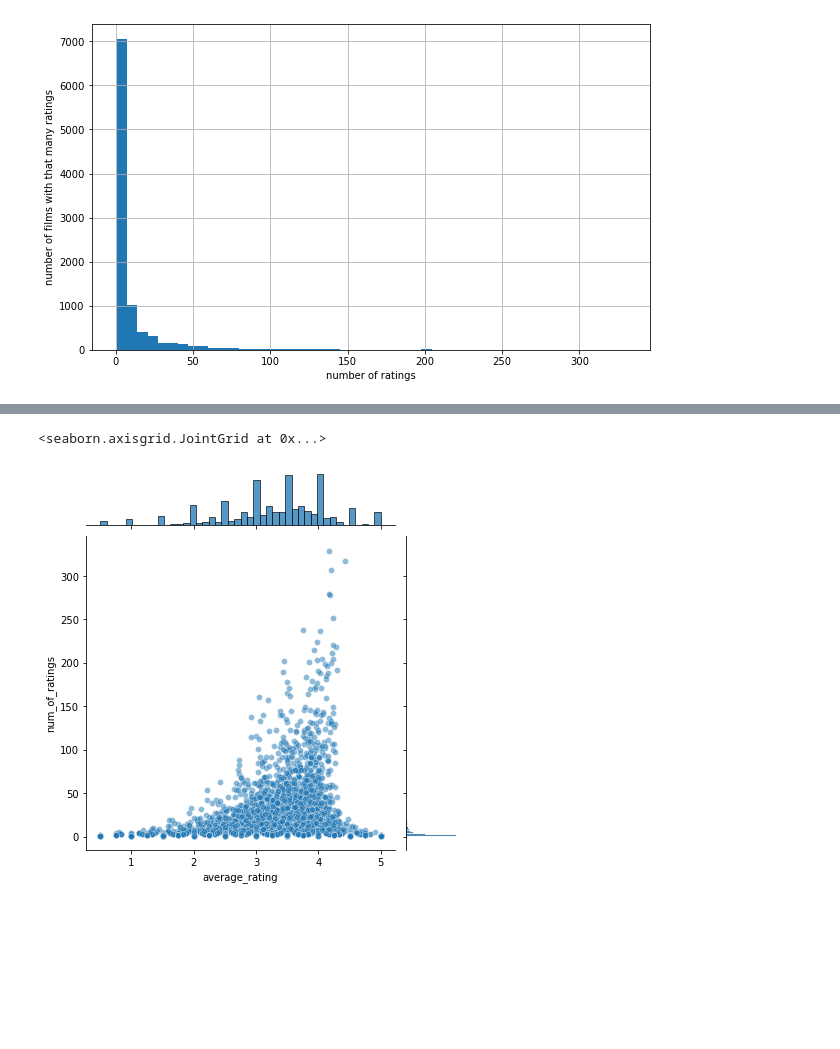
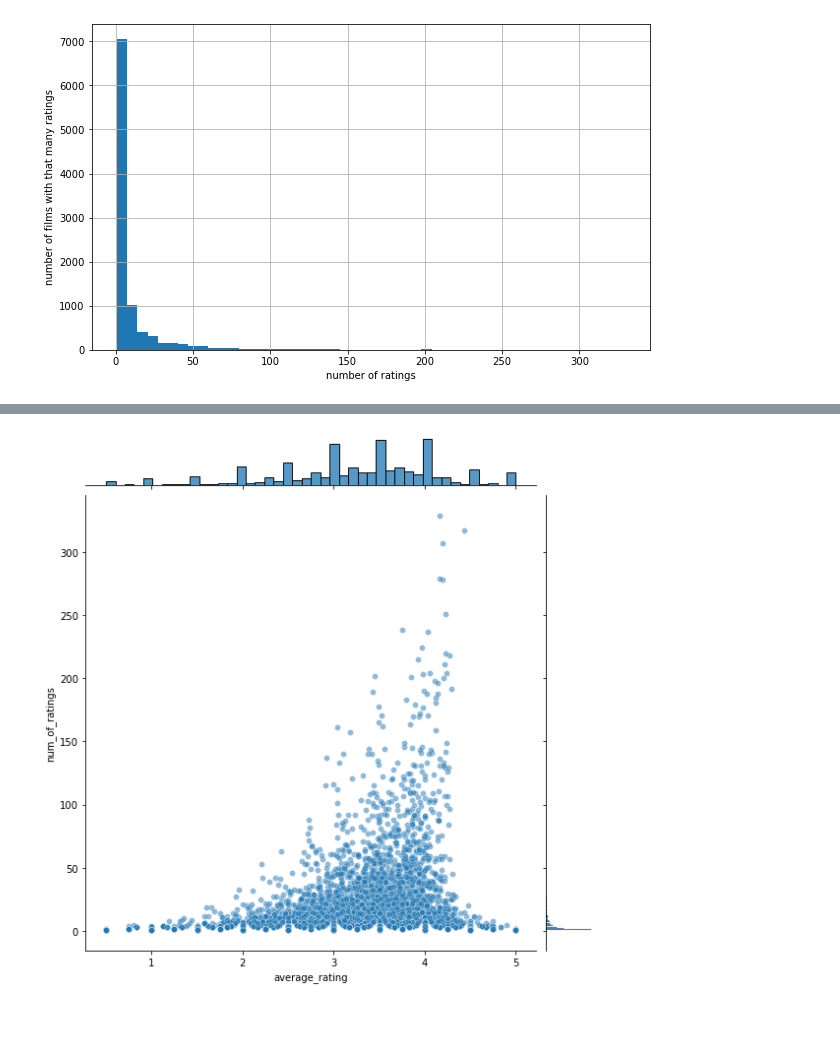
Before and after one commit to vchen-98/dsc_phase_4_proj, a Jupyter notebook: vc_alternatives.ipynb, the cells around one changed output, grey strips where cells are left out. Drawn from its saved outputs; the diff is of its cells as text; code cells hidden in the pictures; blank space fills up the shorter version.

```diff
--- a/vc_alternatives.ipynb
+++ b/vc_alternatives.ipynb
@@ -406,9 +416,9 @@ Text(0, 0.5, 'number of films with that rating')
 # %%
 # average ratings and number of ratings
-sns.jointplot(x='average_rating',y='num_of_ratings', data=ratings_df, alpha=0.5)
+fig = sns.jointplot(x='average_rating',y='num_of_ratings', data=ratings_df, alpha=0.5, height = 8, ratio = 8)
+plt.savefig('images/rating_distribution_scatter')
 # %% [output]
-<seaborn.axisgrid.JointGrid at 0x...>
-[figure, old version]
+[figure, new version]
 # %% [markdown]
 ##
 # %%
```
Also changed, not shown: parts of 4 cells of this notebook, 1 other file.
